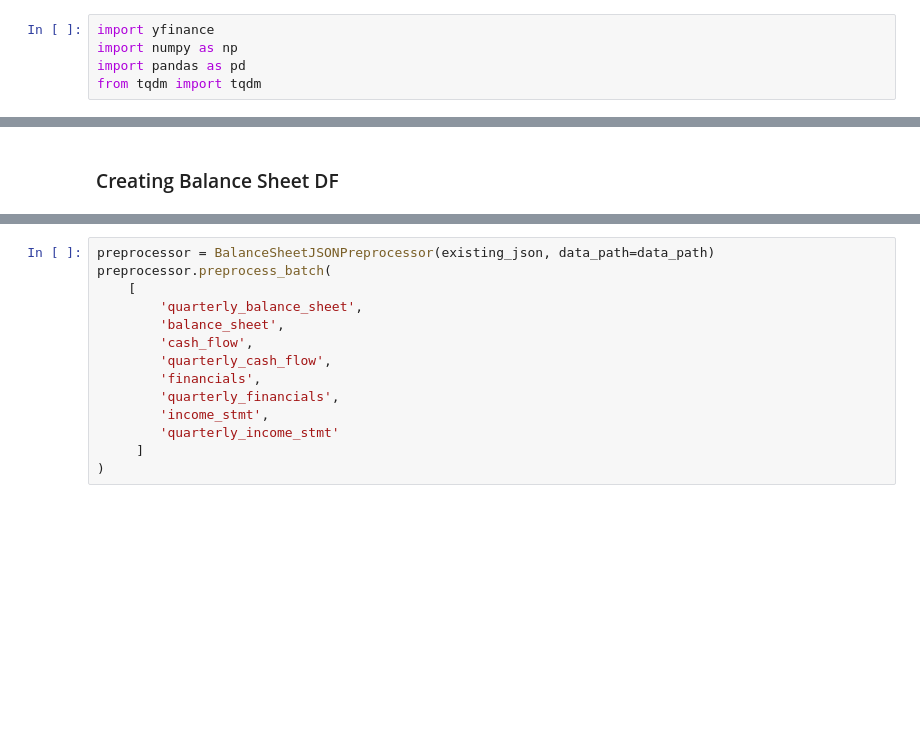
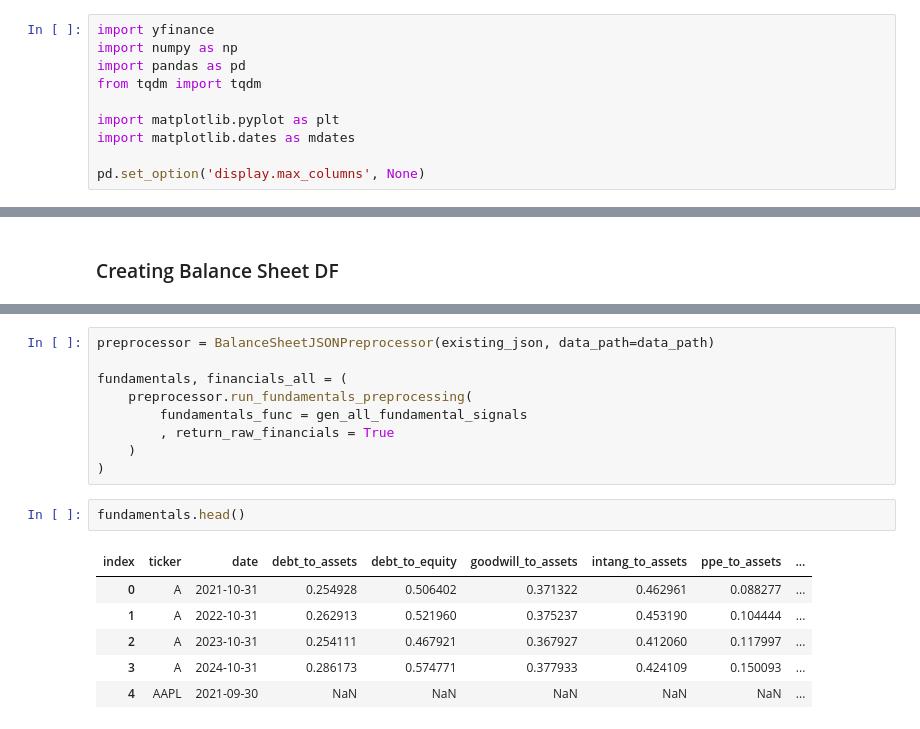
Before and after one commit to tuawong/stock-trading, a Jupyter notebook: YFinanceDataScraping.ipynb, the cells around one changed output, grey strips where cells are left out. Cells and saved outputs as stored; diff of their text form; blank space fills up the shorter version.

```diff
--- a/YFinanceDataScraping.ipynb
+++ b/YFinanceDataScraping.ipynb
@@ -3,6 +3,11 @@ import yfinance
 import numpy as np
 import pandas as pd
 from tqdm import tqdm
+
+import matplotlib.pyplot as plt
+import matplotlib.dates as mdates
+
+pd.set_option('display.max_columns', None)
 # %% [markdown]
 ## Sample
 # %%
@@ -273,16 +491,20 @@ class BalanceSheetJSONPreprocessor:
         self.counters[key]['column_rows'].update({c: len(df) for c in cols})
 # %%
 preprocessor = BalanceSheetJSONPreprocessor(existing_json, data_path=data_path)
-preprocessor.preprocess_batch(
-    [
-        'quarterly_balance_sheet',
-        'balance_sheet',
-        'cash_flow',
-        'quarterly_cash_flow',
-        'financials',
-        'quarterly_financials',
-        'income_stmt',
-        'quarterly_income_stmt'
-     ]
+
+fundamentals, financials_all = (
+    preprocessor.run_fundamentals_preprocessing(
+        fundamentals_func = gen_all_fundamental_signals
+        , return_raw_financials = True
+    )
 )
+# %%
+fundamentals.head()
+# %% [output]
+| index | ticker | date | debt_to_assets | debt_to_equity | goodwill_to_assets | intang_to_assets | ppe_to_assets | ... |
+| 0 | A | 2021-10-31 | 0.254928 | 0.506402 | 0.371322 | 0.462961 | 0.088277 | ... |
+| 1 | A | 2022-10-31 | 0.262913 | 0.521960 | 0.375237 | 0.453190 | 0.104444 | ... |
+| 2 | A | 2023-10-31 | 0.254111 | 0.467921 | 0.367927 | 0.412060 | 0.117997 | ... |
+| 3 | A | 2024-10-31 | 0.286173 | 0.574771 | 0.377933 | 0.424109 | 0.150093 | ... |
+| 4 | AAPL | 2021-09-30 | NaN | NaN | NaN | NaN | NaN | ... |
 # %%
```
Also changed, not shown: parts of 14 cells of this notebook, 1 other file.
